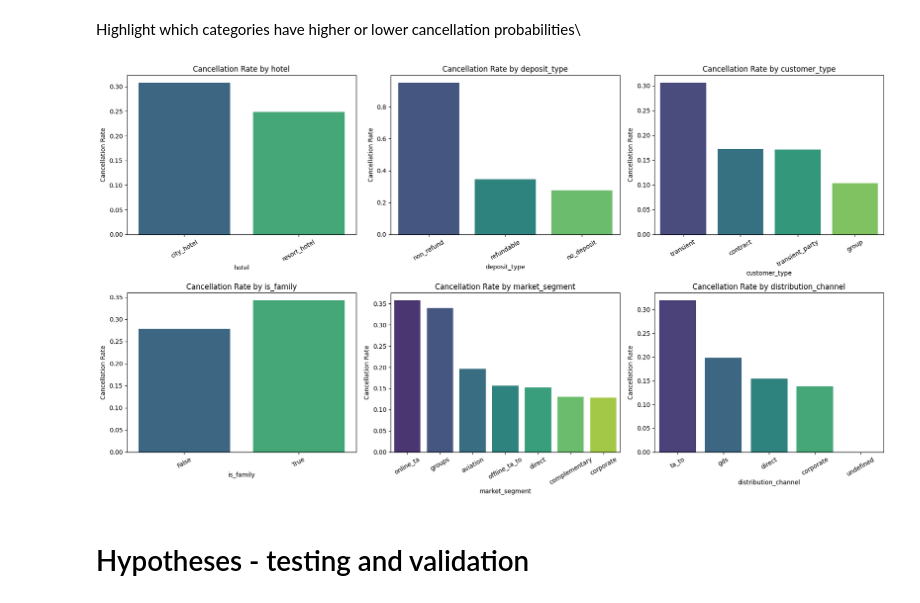
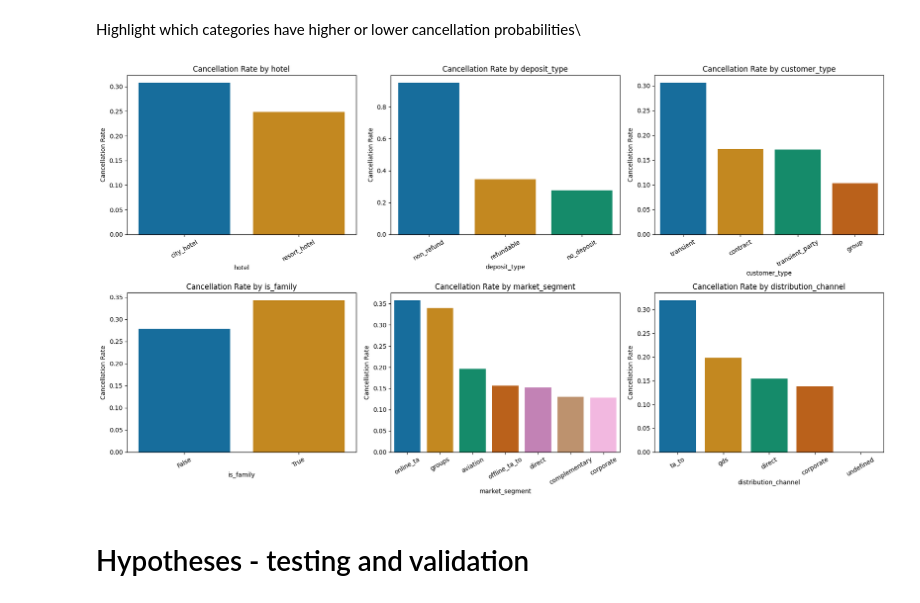
Before and after one commit to desi0302/CancelScope-Hotel-Booking-Analysis, a Jupyter notebook: jupyter_notebooks/eda.ipynb, the cells around one changed output. Saved outputs shown, nothing was run; the diff lists cells and outputs as text; code cells hidden in the pictures.

```diff
--- a/jupyter_notebooks/eda.ipynb
+++ b/jupyter_notebooks/eda.ipynb
@@ -338,25 +357,25 @@ Highlight which categories have higher or lower cancellation probabilities\
 # %%
 # Compute cancellation rates for key categorical features
 categorical_features = [
     'hotel', 'deposit_type', 'customer_type', 'is_family', 'market_segment', 'distribution_channel'
 ]
 
 fig, axes = plt.subplots(2, 3, figsize=(18, 10))
 axes = axes.flatten()
 
 for idx, feature in enumerate(categorical_features):
     cancel_rate = df.groupby(feature)['is_canceled'].mean().sort_values(ascending=False)
     plot_df = cancel_rate.reset_index()
-    sns.barplot(data=plot_df, x=feature, y='is_canceled', ax=axes[idx], palette='viridis', hue=feature, legend=False)
+    sns.barplot(data=plot_df, x=feature, y='is_canceled', ax=axes[idx], palette='colorblind', hue=feature, legend=False)
     axes[idx].set_title(f'Cancellation Rate by {feature}')
     axes[idx].set_ylabel('Cancellation Rate')
     axes[idx].set_xlabel(feature)
     axes[idx].tick_params(axis='x', rotation=30)
 
 plt.tight_layout()
 plt.show()
 # %% [output]
-[figure, old version]
+[figure, new version]
 # %% [markdown]
 # Hypotheses - testing and validation
 # %% [markdown]
```
Also changed, not shown: parts of 28 cells of this notebook, 4 other files.
